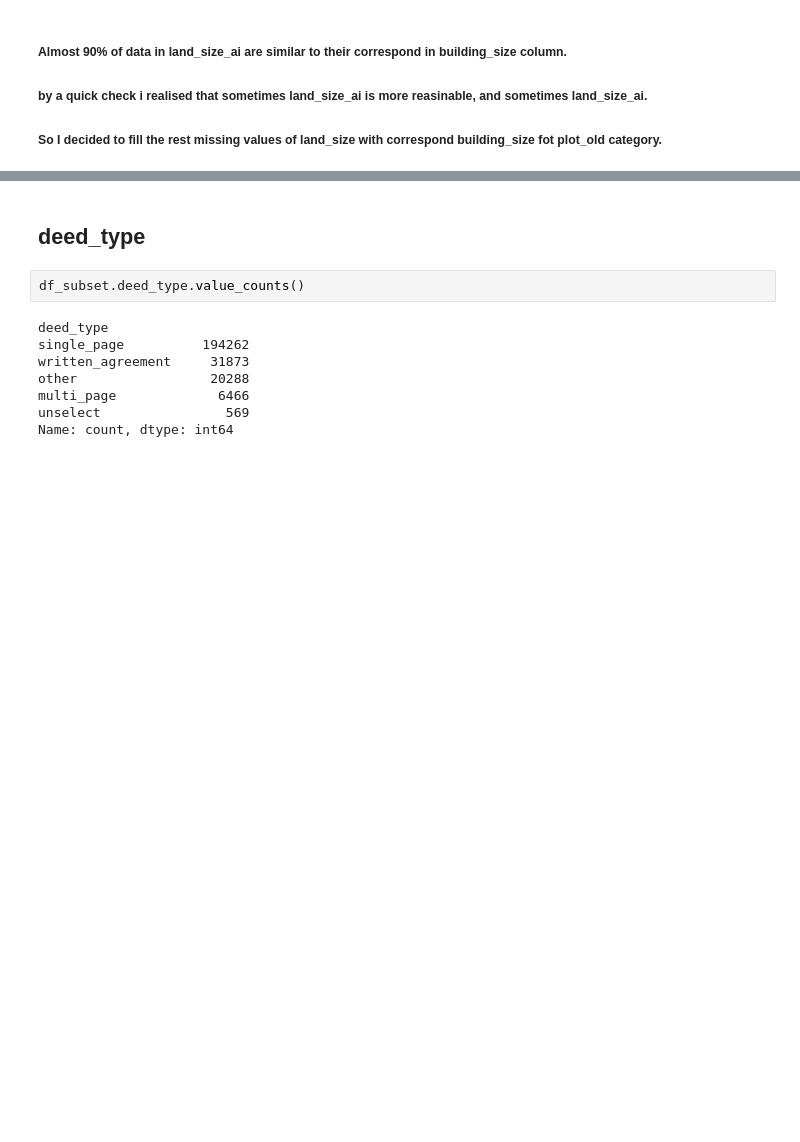
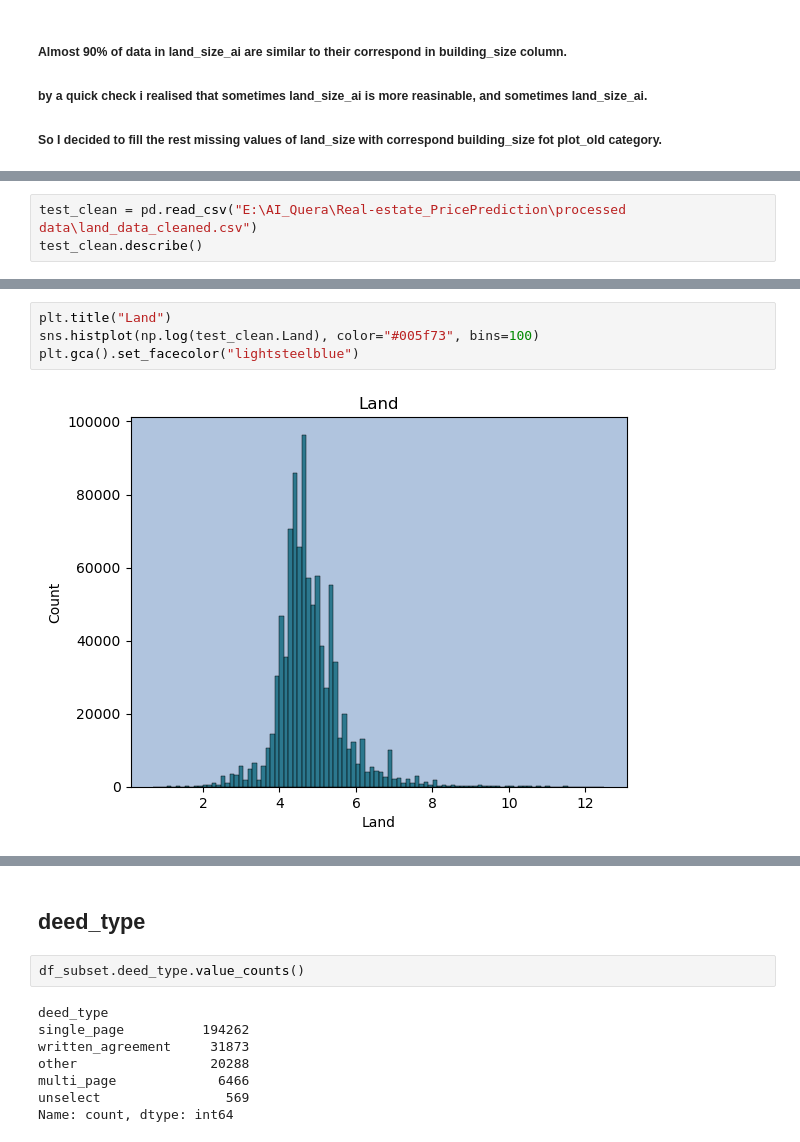
Before and after one commit to AlirezaMojtabavi/Real-estate_PricePrediction, a Jupyter notebook: notebooks/exploration/clean_columns_23_to_42.ipynb, the cells around one changed output, grey strips where cells are left out. Cells and saved outputs as stored; diff of their text form; blank space fills up the shorter version.

Commit message:
cleamns 23 to 42 have cleaned

```diff
--- a/notebooks/exploration/clean_columns_23_to_42.ipynb
+++ b/notebooks/exploration/clean_columns_23_to_42.ipynb
@@ -880,0 +1047,3 @@ nan count for nan =  0 - nan %
+# %%
+test_clean = pd.read_csv("E:\AI_Quera\Real-estate_PricePrediction\processed data\land_data_cleaned.csv")
+test_clean.describe()
@@ -881 +1060,7 @@ nan count for nan =  0 - nan %
+# %%
+plt.title("Land")
+sns.histplot(np.log(test_clean.Land), color="#005f73", bins=100)
+plt.gca().set_facecolor("lightsteelblue")
+# %% [output]
+[figure, added]
 # %%
```
Also changed, not shown: parts of 108 cells of this notebook.
